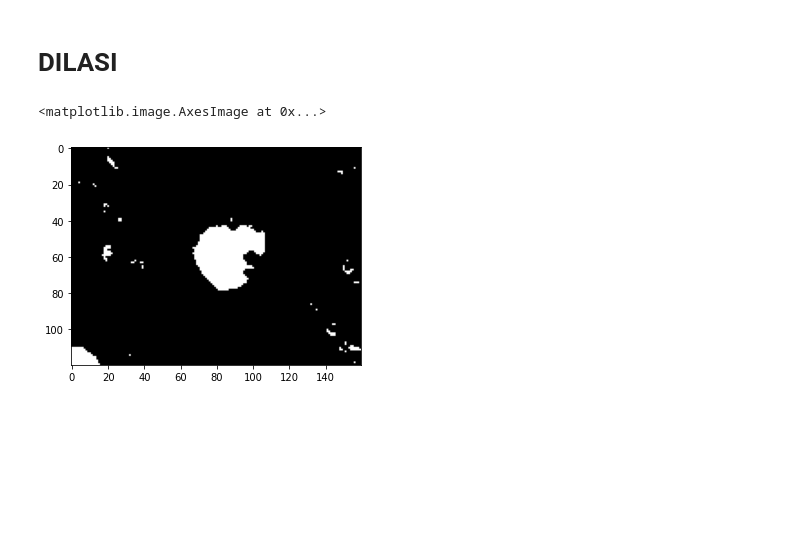
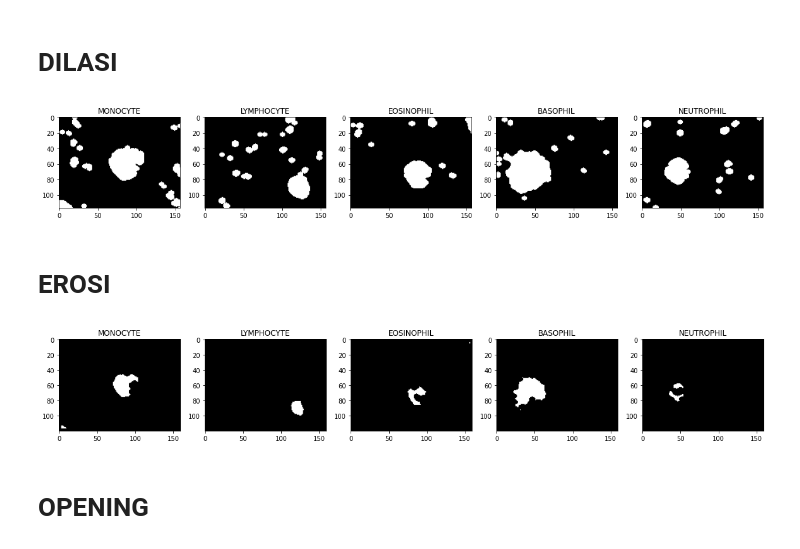
Before and after one commit to shafaio/PCD-Dasar, a Jupyter notebook: MODUL 7/jurnal.ipynb, the cells around one changed output. Drawn from its saved outputs; the diff is of its cells as text; code cells hidden in the pictures; blank space fills up the shorter version.

```diff
--- a/MODUL 7/jurnal.ipynb
+++ b/MODUL 7/jurnal.ipynb
@@ -5,7 +5,8 @@ import cv2 as cv
 # %%
 def importImages (image):
     result = cv.imread(image)
-    return result
+    gry = cv.cvtColor(result, cv.COLOR_BGR2GRAY)
+    return gry
 # %%
 dataset = np.array([
     "MONOCYTE.png",
@@ -15,10 +16,13 @@ dataset = np.array([
     "NEUTROPHIL.png",
 ])
 # %%
-def plot (value):
+def plot (value, choice=2):
     plt.figure(facecolor='white', figsize=[20, 20])
-    for i in range (dataset.shape[0]):
-        plt.subplot(1, dataset.shape[0], i+1)
-        plt.title(dataset[0][:-4])
-        plt.imshow(importImages(value[i]))
+    for i in range (5):
+        plt.subplot(1, 5, i+1)
+        plt.title(dataset[i][:-4])
+        if choice==1:
+            plt.imshow(importImages(value[i]), 'gray')
+        else:
+            plt.imshow(value[i], 'gray')
 # %%
@@ -36,6 +40,12 @@ array([[0, 0, 0, 1, 0, 0, 0],
        [1, 1, 1, 1, 1, 1, 1],
        [0, 1, 1, 1, 1, 1, 0],
        [0, 0, 0, 1, 0, 0, 0]], dtype=uint8)
+# %%
+MON = importImages(dataset[0])
+LYM = importImages(dataset[1])
+EOS = importImages(dataset[2])
+BAS = importImages(dataset[3])
+NEU = importImages(dataset[4])
 # %% [markdown]
 # DILASI
 # %%
@@ -43,9 +53,16 @@ def Dilasi(image, kernel):
     padd = kernel.shape[0]//2
     row, col = image.shape
     dilImage = np.pad(np.zeros(image.shape), padd)
-    jum = (kernel==0).sum()
+
+    for i in range(row):
+        for j in range(col):
+                if image[i][j]==255:
+                    dilImage[i:i+kernel.shape[0], j:j+kernel.shape[0]] += kernel
+    dilImage[dilImage>0] = 255
+    return dilImage[padd:row, padd:col]
-# %%
-plt.imshow(importImages(dataset[0]))
-# %% [output]
-<matplotlib.image.AxesImage at 0x...>
-[figure, removed]
+# %%
+plot([Dilasi(MON, kernel), Dilasi(LYM, kernel), Dilasi(EOS, kernel), Dilasi(BAS, kernel), Dilasi(NEU, kernel)])
+# %% [output]
+[figure, added]
+# %% [markdown]
+#  EROSI
@@ -51,0 +84,6 @@ plt.imshow(importImages(dataset[0]))
+# %%
+plot([Erosi(MON, kernel), Erosi(LYM, kernel), Erosi(EOS, kernel), Erosi(BAS, kernel), Erosi(NEU, kernel)])
+# %% [output]
+[figure, added]
+# %% [markdown]
+# OPENING
```
Also changed, not shown: parts of 8 cells of this notebook.
